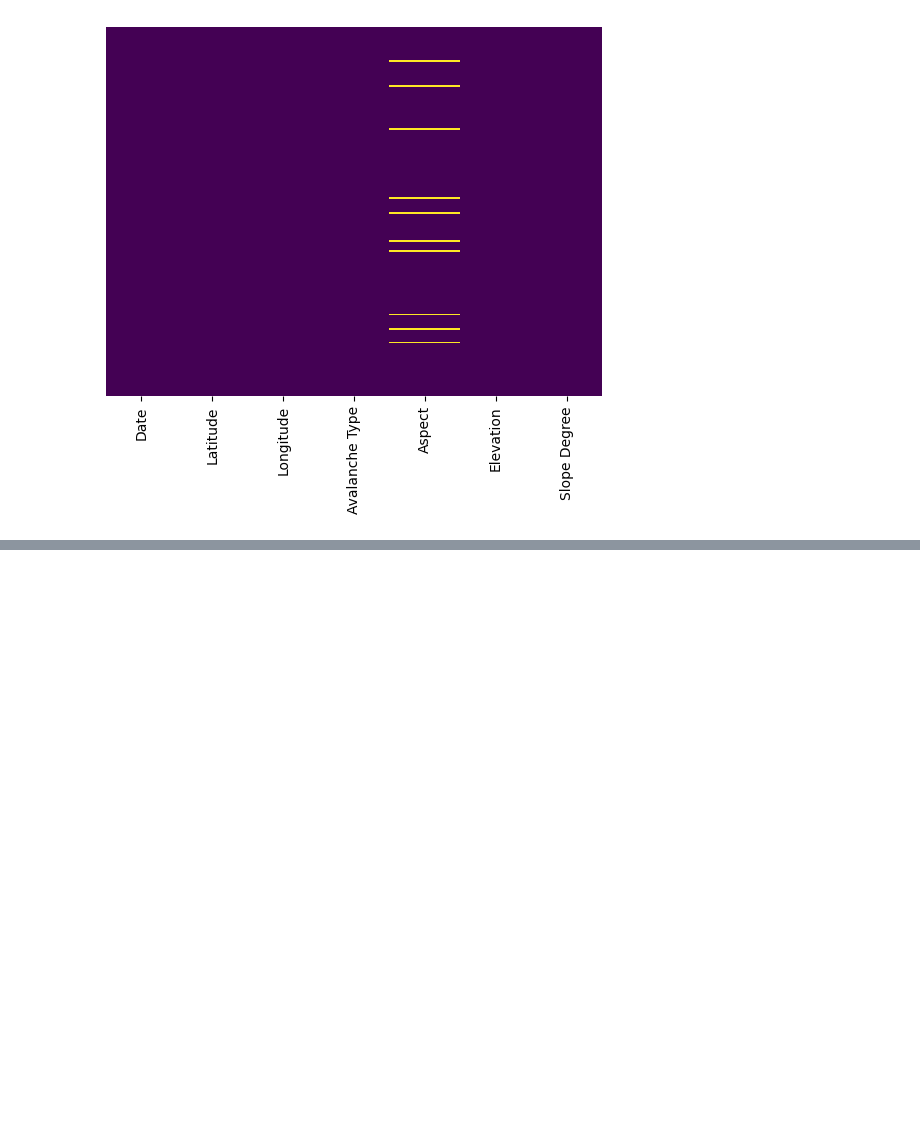
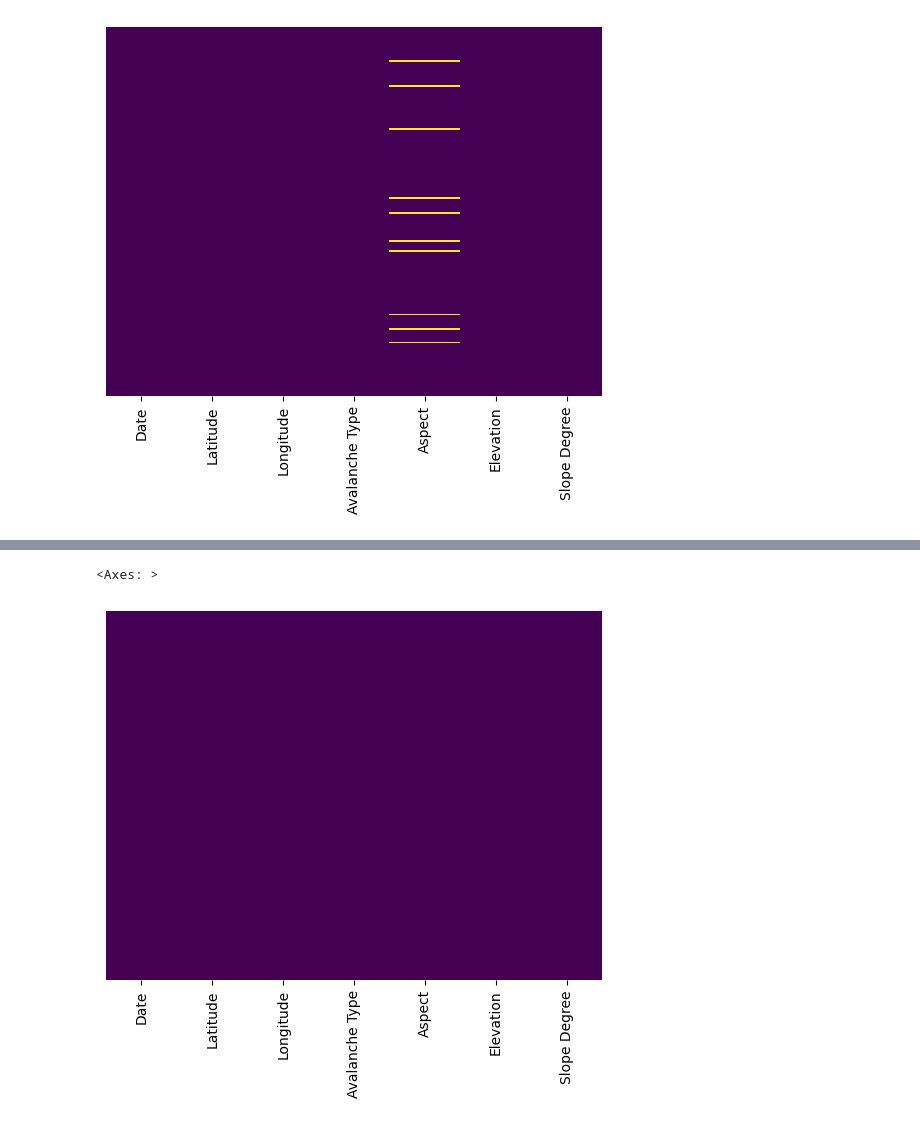
Before and after one commit to GrantSchumacher/avalanche-ml-project, a Jupyter notebook: notebooks/avalanche_ml.ipynb, the cells around one changed output, grey strips where cells are left out. Drawn from its saved outputs; the diff is of its cells as text; code cells hidden in the pictures; blank space fills up the shorter version.

```diff
--- a/notebooks/avalanche_ml.ipynb
+++ b/notebooks/avalanche_ml.ipynb
@@ -353,3 +353,9 @@ sns.heatmap(avalanche_df.isnull(), yticklabels = False, cbar = False, cmap = 'vi
 # %% [output]
 <Axes: >
 [figure]
+# %%
+#Lets see what percentage of the data each aspect accounts for:
+
+aspect_count = avalanche_df['Aspect'].value_counts()
+aspect_pcnt = aspect_count / aspect_count.sum()
+aspect_pcnt
@@ -355,0 +373,20 @@ sns.heatmap(avalanche_df.isnull(), yticklabels = False, cbar = False, cmap = 'vi
+# %%
+aspects = aspect_pcnt.index.tolist()
+
+#Get a list of the weights
+aspect_probs = aspect_pcnt.values
+
+#Find how many missing values we have - should be 10
+number_missing = avalanche_df['Aspect'].isna().sum()
+
+#Now randomly select the weighted aspect
+aspects_imputed = np.random.choice(aspects, size = number_missing, p = aspect_probs)
+
+#Now replace the missing indexes in the dataframe with the weightedimputed values
+avalanche_df.loc[avalanche_df['Aspect'].isna(), 'Aspect'] = aspects_imputed
+# %%
+#Lets check now where we're at with missing data
+sns.heatmap(avalanche_df.isnull(), yticklabels = False, cbar = False, cmap = 'viridis')
+# %% [output]
+<Axes: >
+[figure, added]
```
Also changed, not shown: parts of 16 cells of this notebook.
